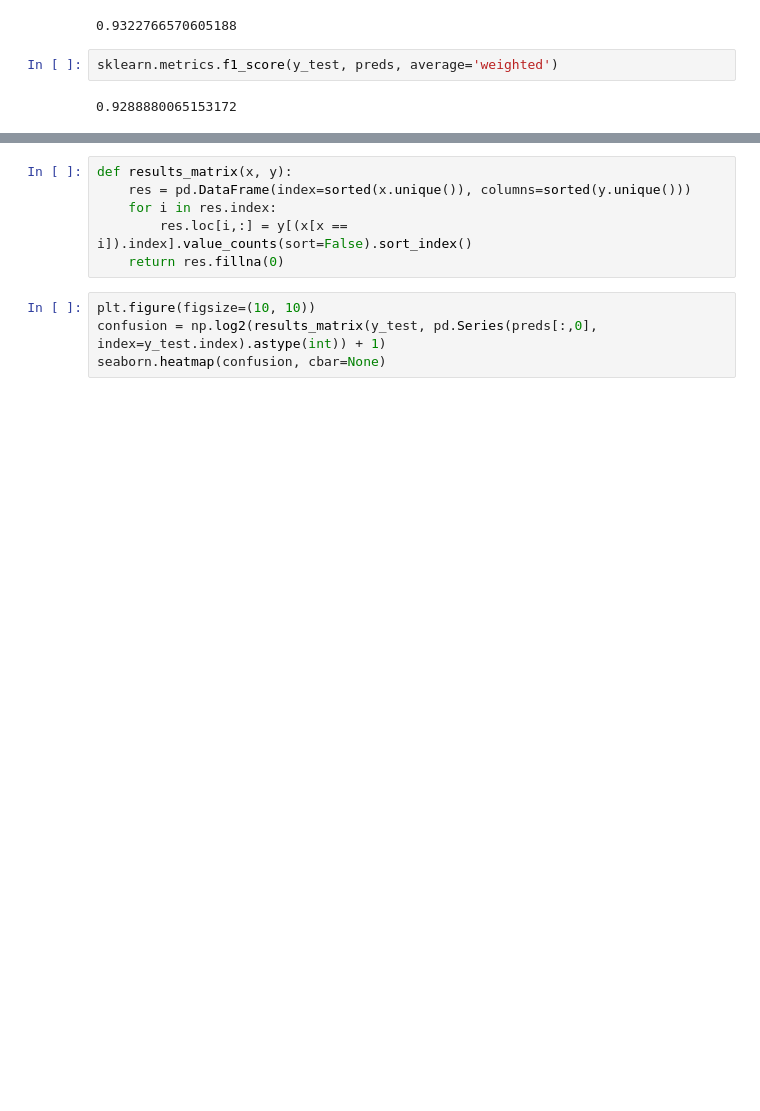
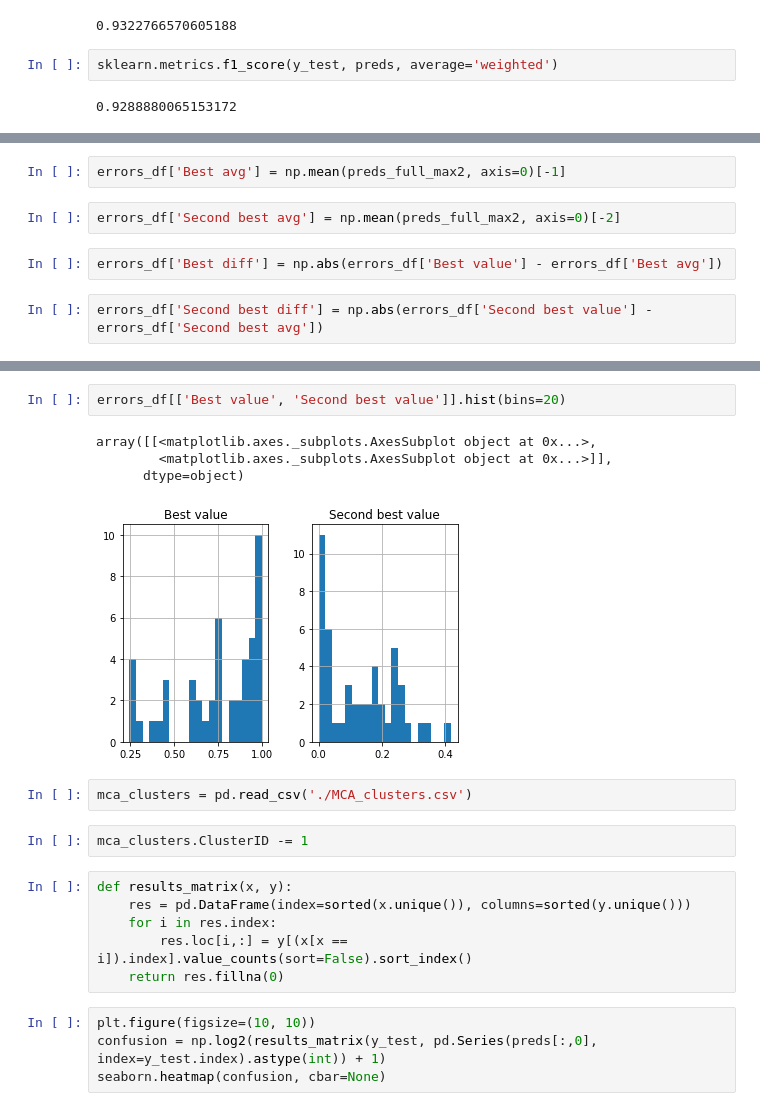
Before and after one commit to mxposed/sickle, a Jupyter notebook: 05-catboost-mca/find_best_params.ipynb, the cells around one changed output, grey strips where cells are left out. Cells and saved outputs as stored; diff of their text form; blank space fills up the shorter version.

Commit message:
Best model with class weights; Analyse errors in best model

```diff
--- a/05-catboost-mca/find_best_params.ipynb
+++ b/05-catboost-mca/find_best_params.ipynb
@@ -194,0 +230,8 @@ sklearn.metrics.f1_score(y_test, preds, average='weighted')
+# %%
+errors_df['Best avg'] = np.mean(preds_full_max2, axis=0)[-1]
+# %%
+errors_df['Second best avg'] = np.mean(preds_full_max2, axis=0)[-2]
+# %%
+errors_df['Best diff'] = np.abs(errors_df['Best value'] - errors_df['Best avg'])
+# %%
+errors_df['Second best diff'] = np.abs(errors_df['Second best value'] - errors_df['Second best avg'])
@@ -195,3 +262,14 @@ sklearn.metrics.f1_score(y_test, preds, average='weighted')
+# %%
+errors_df[['Best value', 'Second best value']].hist(bins=20)
+# %% [output]
+array([[<matplotlib.axes._subplots.AxesSubplot object at 0x...>,
+        <matplotlib.axes._subplots.AxesSubplot object at 0x...>]],
+      dtype=object)
+[figure, added]
+# %%
+mca_clusters = pd.read_csv('./MCA_clusters.csv')
+# %%
+mca_clusters.ClusterID -= 1
 # %%
 def results_matrix(x, y):
     res = pd.DataFrame(index=sorted(x.unique()), columns=sorted(y.unique()))
```
Also changed, not shown: parts of 21 cells of this notebook.
